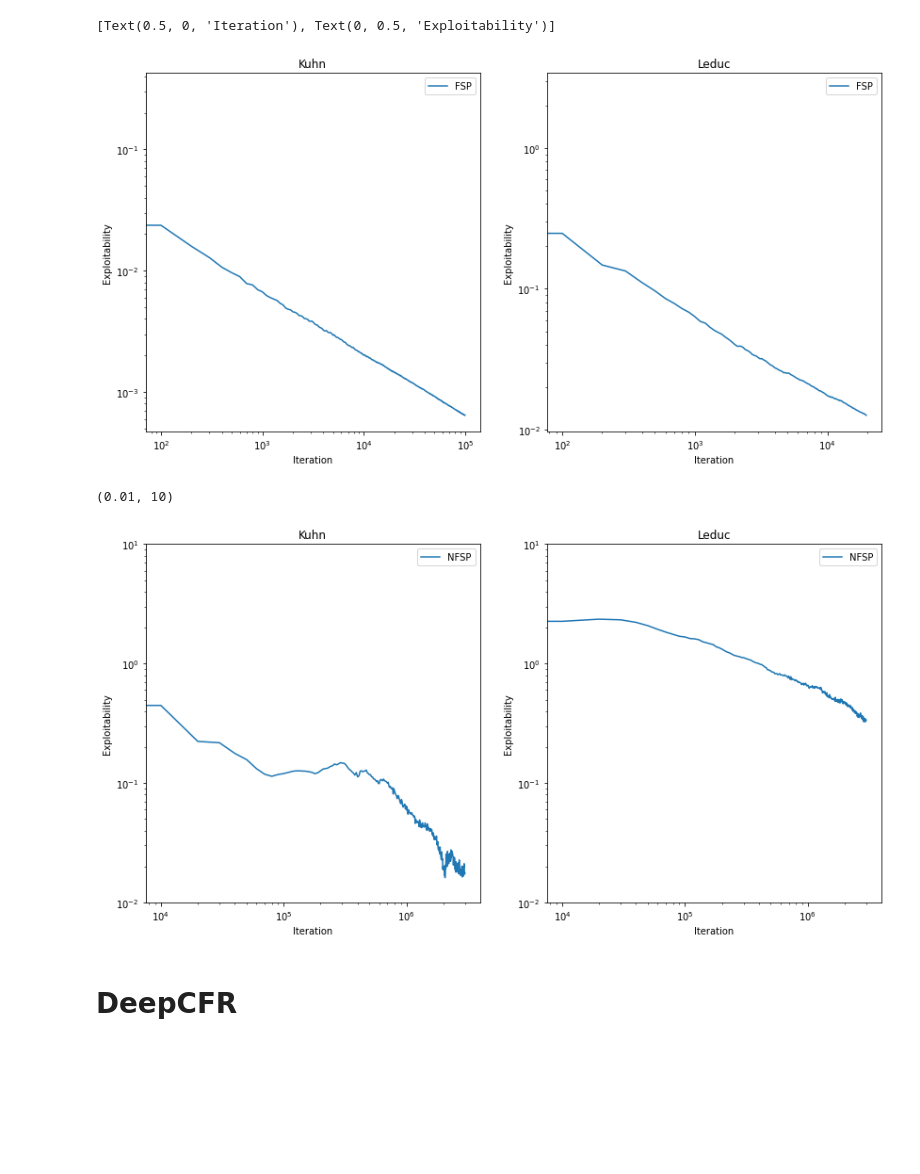
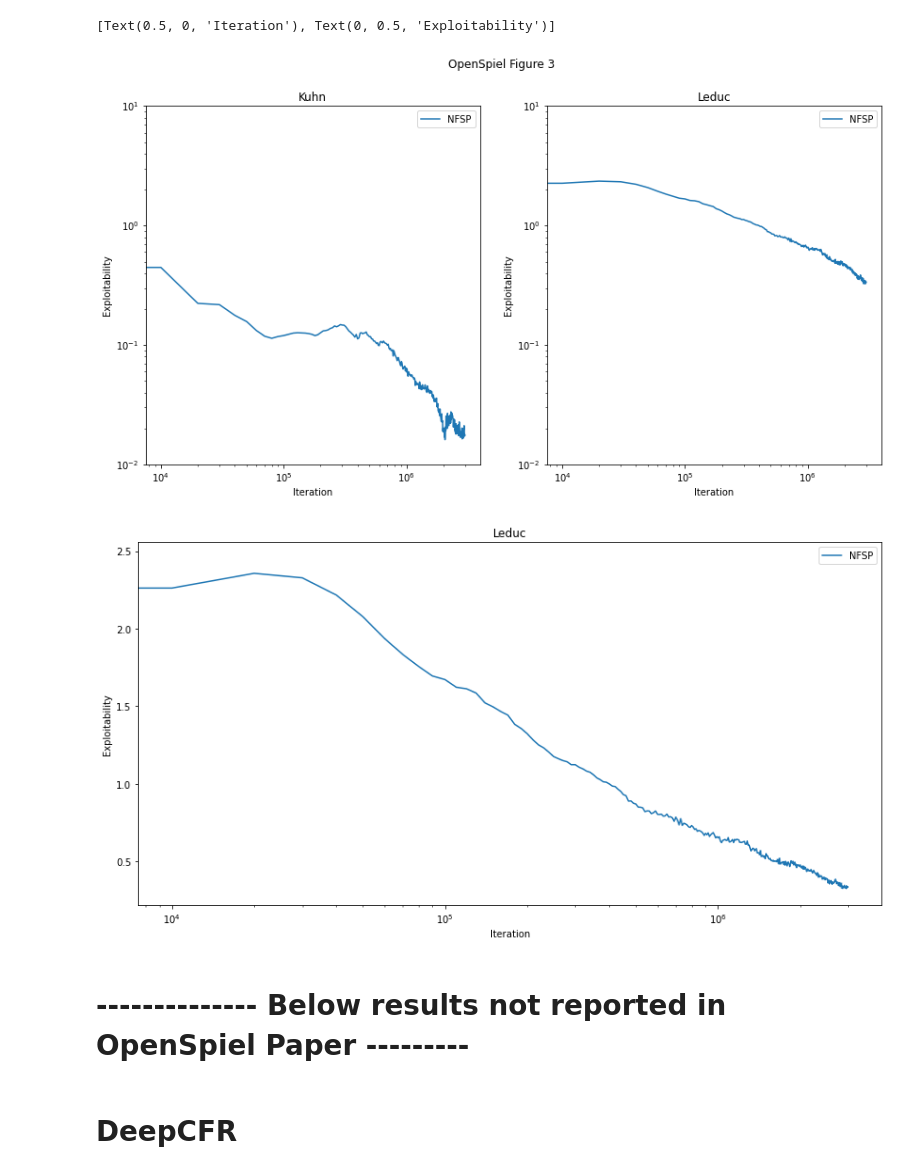
Before and after one commit to aicenter/openspiel_reproductions, a Jupyter notebook: benchmarks.ipynb, the cells around one changed output. Drawn from its saved outputs; the diff is of its cells as text; code cells hidden in the pictures; blank space fills up the shorter version.

```diff
--- a/benchmarks.ipynb
+++ b/benchmarks.ipynb
@@ -13,3 +14,14 @@ def load_batch(log_records):
         d = d.set_index('iteration').rename(columns={'exploitability':label})
         dat = dat.join(d, how='outer')
     return dat
+
+def log_interp(df, method="index"):
+    with np.errstate(divide='ignore', invalid='ignore'):
+        df.index = df.index.map(np.log)
+        df = df.apply(np.log)
+
+    df = df.interpolate(method)
+
+    df.index = df.index.map(np.exp)
+    df = df.apply(np.exp)
+    return df
@@ -48,43 +97,35 @@ ax.set(xlabel="Iteration", ylabel="Exploitability")
 # %%
-kuhn_logs = [("./logs/nfsp/xfp_kuhn_0.csv", "FSP")
+logx = True
+logy = True
+
+kuhn_logs = [("./logs/nfsp/nfsp_kuhn_0.csv", "NFSP")
             ]
 
-leduc_logs = [("./logs/nfsp/xfp_leduc_0.csv", "FSP")
+leduc_logs = [("./logs/nfsp/nfsp_leduc_0.csv", "NFSP")
             ]
 
-kuhn_dat = load_batch(kuhn_logs)
-leduc_dat = load_batch(leduc_logs)
+kuhn_dat = log_interp(load_batch(kuhn_logs))
+leduc_dat = log_interp(load_batch(leduc_logs))
 
-log_log = True
 fig, axes = plt.subplots(nrows=1, ncols=2, figsize=(14,7))
-ax = kuhn_dat.plot(title="Kuhn", logy=log_log, logx=log_log, ax=axes[0])
+fig.suptitle('OpenSpiel Figure 3')
+
+ax = kuhn_dat.plot(title="Kuhn", logx=logx, logy=logy, ax=axes[0])
 ax.set(xlabel="Iteration", ylabel="Exploitability")
-ax = leduc_dat.plot(title="Leduc", logy=log_log, logx=log_log, ax=axes[1])
+ax.set_ylim((.01, 10))
+
+ax = leduc_dat.plot(title="Leduc", logx=logx, logy=logy, ax=axes[1])
 ax.set(xlabel="Iteration", ylabel="Exploitability")
+ax.set_ylim((.01, 10))
+
+ax = leduc_dat.plot(title="Leduc", logx=logx, logy=False, figsize=(14,7))
+ax.set(xlabel="Iteration", ylabel="Exploitability")
 # %% [output]
 [Text(0.5, 0, 'Iteration'), Text(0, 0.5, 'Exploitability')]
-[figure, old version]
+[figure, new version]
+[figure, added]
-# %%
-kuhn_logs = [("./logs/nfsp/nfsp_kuhn_0.csv", "NFSP")
-            ]
-
-leduc_logs = [("./logs/nfsp/nfsp_leduc_0.csv", "NFSP")
-            ]
-
-kuhn_dat = load_batch(kuhn_logs)
-leduc_dat = load_batch(leduc_logs)
-
-log_log = True
-fig, axes = plt.subplots(nrows=1, ncols=2, figsize=(14,7))
-ax = kuhn_dat.plot(title="Kuhn", logy=log_log, logx=log_log, ax=axes[0])
-ax.set(xlabel="Iteration", ylabel="Exploitability")
-ax.set_ylim((.01, 10))
-ax = leduc_dat.plot(title="Leduc", logy=log_log, logx=log_log, ax=axes[1])
-ax.set(xlabel="Iteration", ylabel="Exploitability")
-ax.set_ylim((.01, 10))
-# %% [output]
-(0.01, 10)
-[figure, removed]
+# %% [markdown]
+# -------------- Below results not reported in OpenSpiel Paper ---------
 # %% [markdown]
 # DeepCFR
 # %%
```
Also changed, not shown: parts of 10 cells of this notebook.
